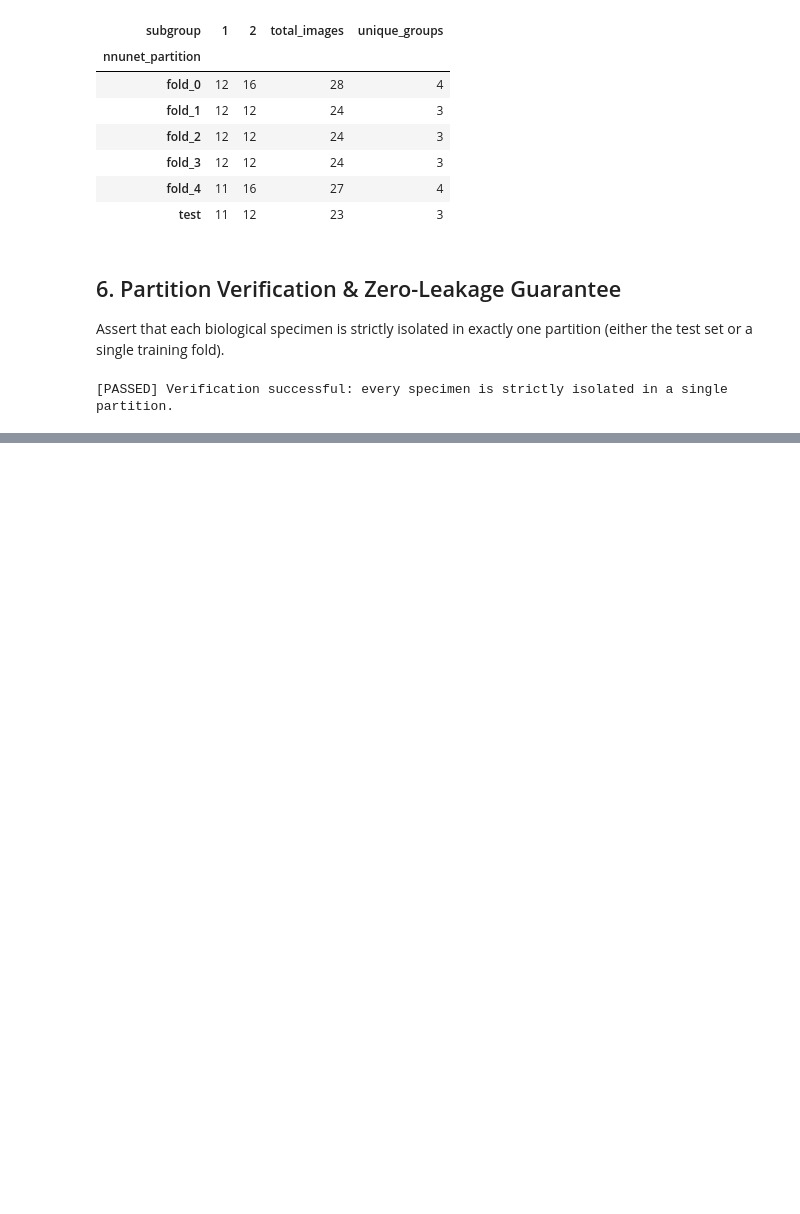
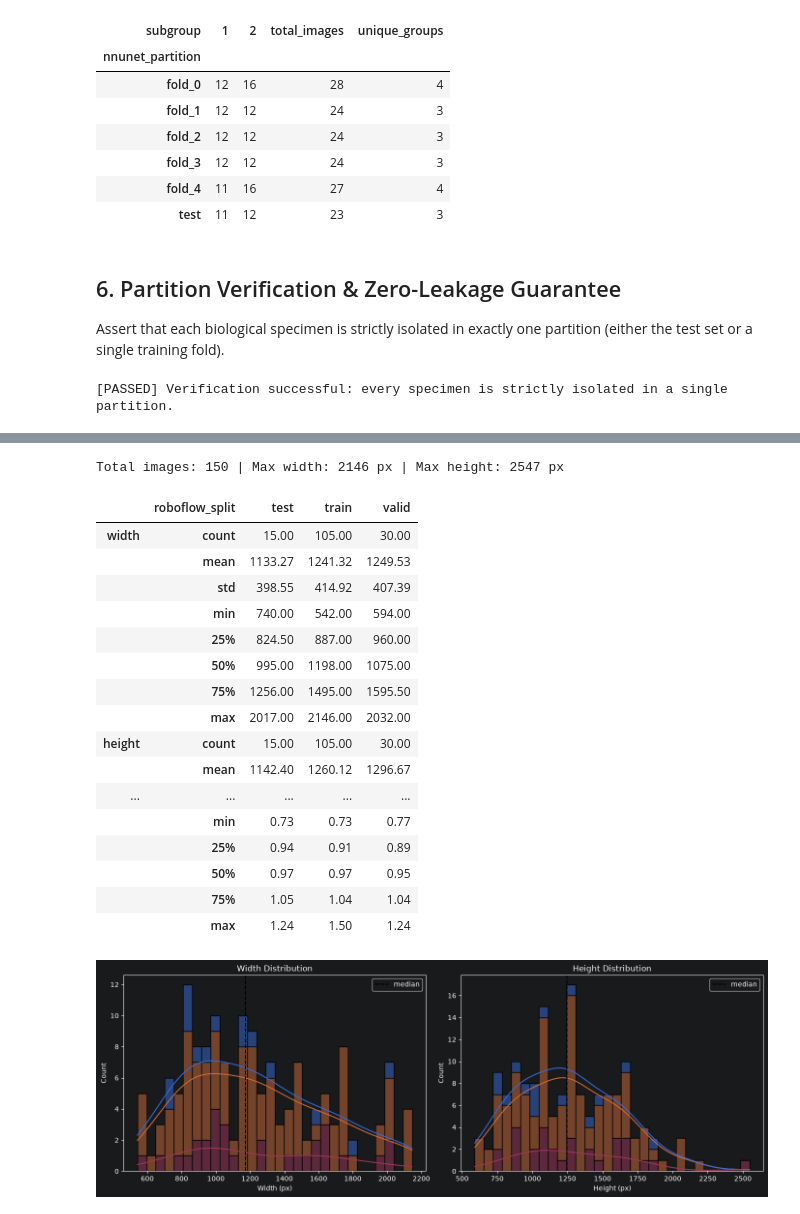
Before and after one commit to Gluwxy/nnunetv2-plant-root-cross-section-segmentation, a Jupyter notebook: notebooks/exploratory_data_analysis.ipynb, the cells around one changed output, grey strips where cells are left out. Cells and saved outputs as stored; diff of their text form; code cells hidden in the pictures; blank space fills up the shorter version.

Commit message:
Update exploratory data analysis notebook

```diff
--- a/notebooks/exploratory_data_analysis.ipynb
+++ b/notebooks/exploratory_data_analysis.ipynb
@@ -225,0 +237,44 @@ print("[PASSED] Verification successful: every specimen is strictly isolated in
+# %%
+df_cases["aspect_ratio"] = df_cases["width"] / df_cases["height"]
+
+print(f"Total images: {len(df_cases)} | Max width: {df_cases['width'].max()} px | Max height: {df_cases['height'].max()} px")
+display(df_cases.groupby("roboflow_split")[["width", "height", "aspect_ratio"]].describe().round(2).T)
+
+fig, axes = plt.subplots(1, 2, figsize=(14, 5))
+
+# Width Distribution
+sns.histplot(data=df_cases, x="width", hue="roboflow_split", kde=True, bins=30, multiple="stack", ax=axes[0])
+axes[0].axvline(df_cases["width"].median(), color="black", linestyle="--", label="median")
+axes[0].set_title("Width Distribution")
+axes[0].set_xlabel("Width (px)")
+axes[0].legend()
+
+# Height Distribution
+sns.histplot(data=df_cases, x="height", hue="roboflow_split", kde=True, bins=30, multiple="stack", ax=axes[1])
+axes[1].axvline(df_cases["height"].median(), color="black", linestyle="--", label="median")
+axes[1].set_title("Height Distribution")
+axes[1].set_xlabel("Height (px)")
+axes[1].legend()
+
+plt.tight_layout()
+plt.show()
+# %% [output]
+Total images: 150 | Max width: 2146 px | Max height: 2547 px
+|  | roboflow_split | test | train | valid |
+| width | count | 15.00 | 105.00 | 30.00 |
+|  | mean | 1133.27 | 1241.32 | 1249.53 |
+|  | std | 398.55 | 414.92 | 407.39 |
+|  | min | 740.00 | 542.00 | 594.00 |
+|  | 25% | 824.50 | 887.00 | 960.00 |
+|  | 50% | 995.00 | 1198.00 | 1075.00 |
+|  | 75% | 1256.00 | 1495.00 | 1595.50 |
+|  | max | 2017.00 | 2146.00 | 2032.00 |
+| height | count | 15.00 | 105.00 | 30.00 |
+|  | mean | 1142.40 | 1260.12 | 1296.67 |
+| ... | ... | ... | ... | ... |
+|  | min | 0.73 | 0.73 | 0.77 |
+|  | 25% | 0.94 | 0.91 | 0.89 |
+|  | 50% | 0.97 | 0.97 | 0.95 |
+|  | 75% | 1.05 | 1.04 | 1.04 |
+|  | max | 1.24 | 1.50 | 1.24 |
+[figure, added]
```
Also changed, not shown: parts of 6 cells of this notebook.
